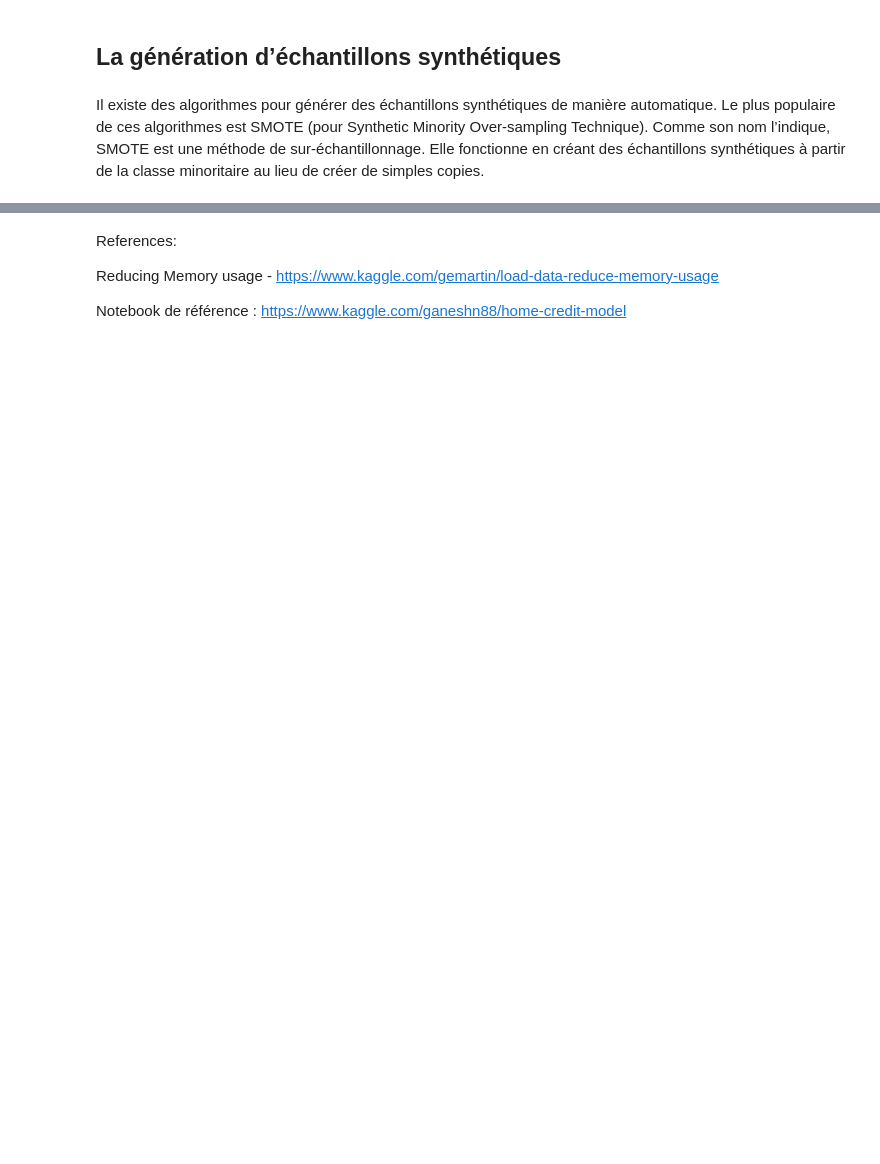
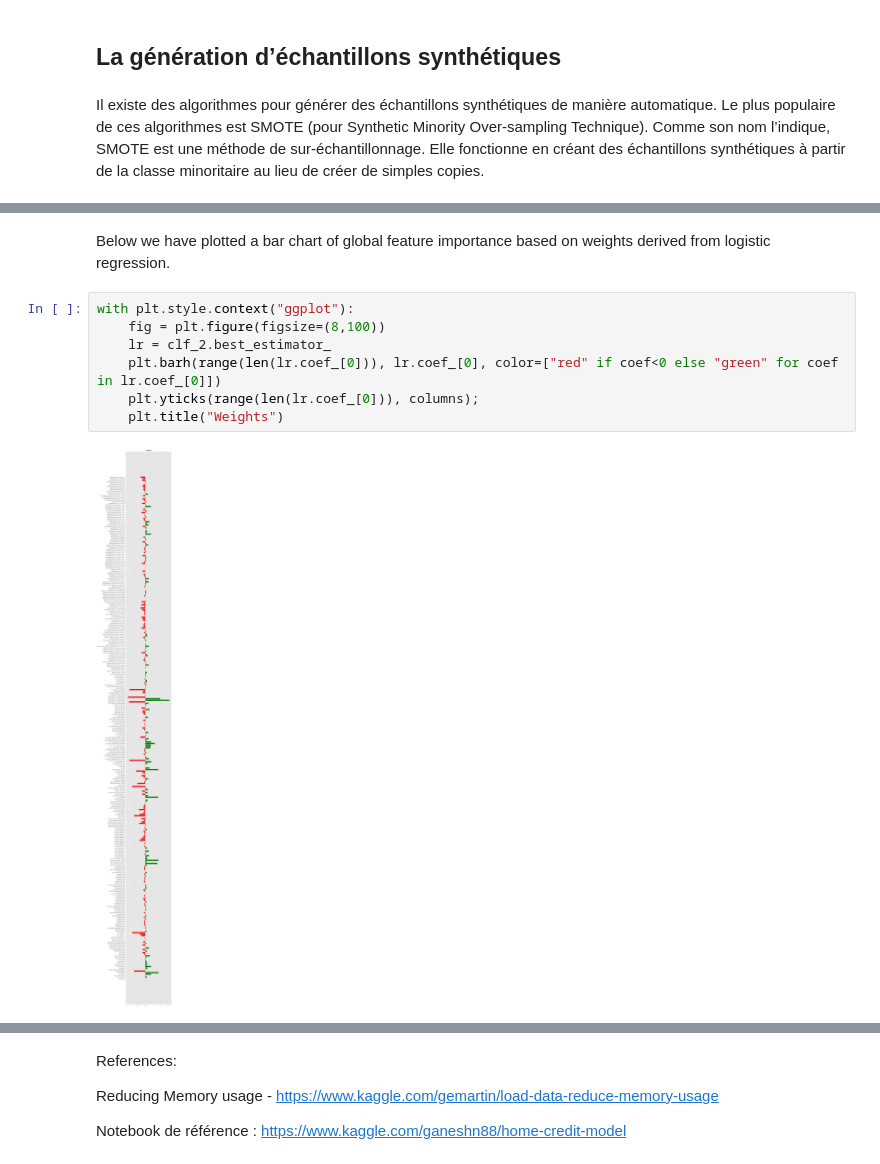
Before and after one commit to jocelyne-vet/projet-7-bis, a Jupyter notebook: P7_02_notebookModel.ipynb, the cells around one changed output, grey strips where cells are left out. Cells and saved outputs as stored; diff of their text form; blank space fills up the shorter version.

```diff
--- a/P7_02_notebookModel.ipynb
+++ b/P7_02_notebookModel.ipynb
@@ -610,0 +627,11 @@ roc_auc : 0.740086069704088
+# %% [markdown]
+Below we have plotted a bar chart of global feature importance based on weights derived from logistic regression.
+# %%
+with plt.style.context("ggplot"):
+    fig = plt.figure(figsize=(8,100))
+    lr = clf_2.best_estimator_
+    plt.barh(range(len(lr.coef_[0])), lr.coef_[0], color=["red" if coef<0 else "green" for coef in lr.coef_[0]])
+    plt.yticks(range(len(lr.coef_[0])), columns);
+    plt.title("Weights")
+# %% [output]
+[figure, added]
```
Also changed, not shown: parts of 18 cells of this notebook.
